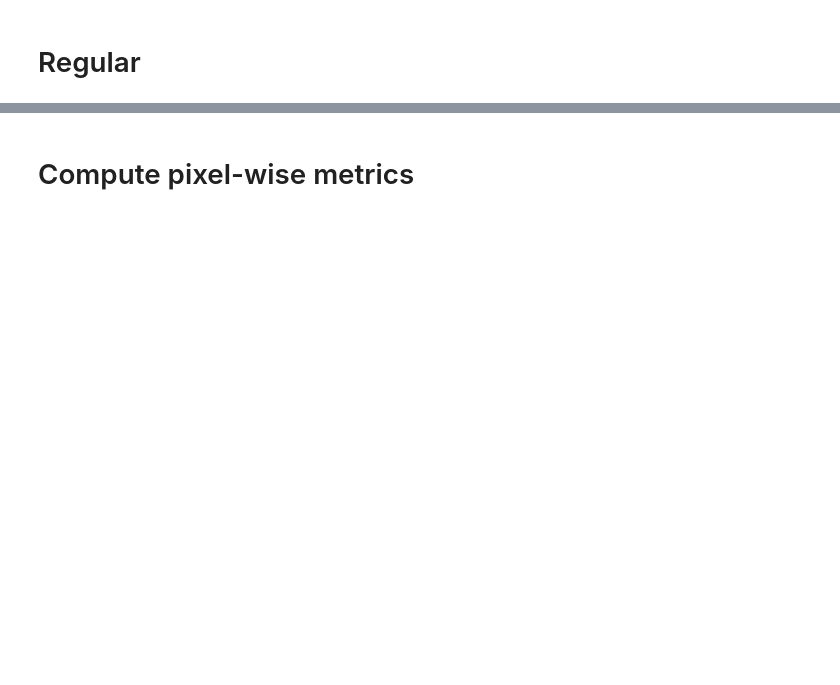
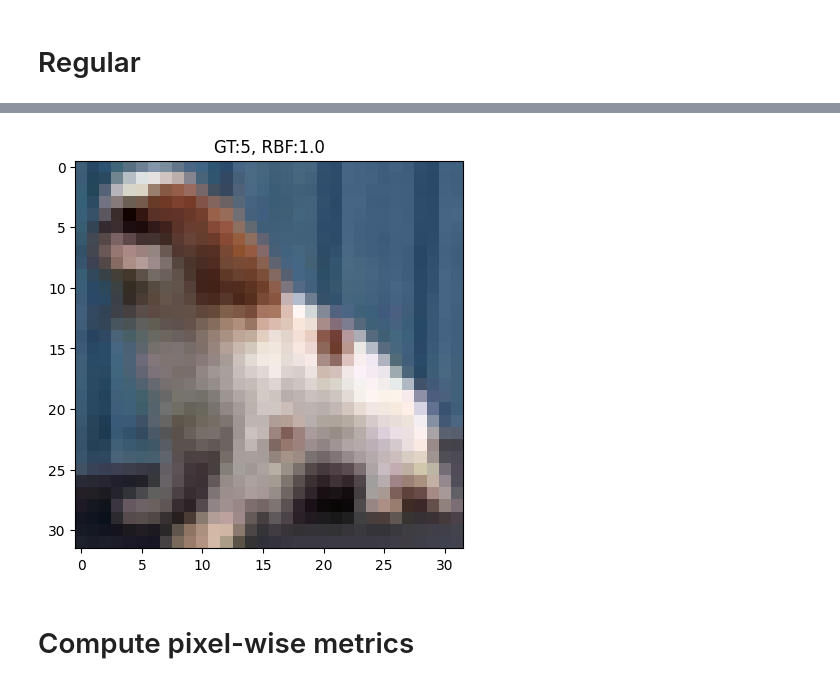
Before and after one commit to zainsarwar865/SparseDNNs, a Jupyter notebook: analysis.ipynb, the cells around one changed output, grey strips where cells are left out. Drawn from its saved outputs; the diff is of its cells as text; code cells hidden in the pictures; blank space fills up the shorter version.

```diff
--- a/analysis.ipynb
+++ b/analysis.ipynb
@@ -114,3 +137,8 @@ Report normalized l2 dissimilarity
+# %%
+title = f'GT:{true_labels_base[idx]}, RBF:{pred_labels_benign_rbf[idx]}'
+imshow(images_benign_base[0][idx], title=title)
+# %% [output]
+[figure, added]
 # %% [markdown]
 # Compute pixel-wise metrics
 # %%
```
Also changed, not shown: parts of 77 cells of this notebook, 12 other files.
